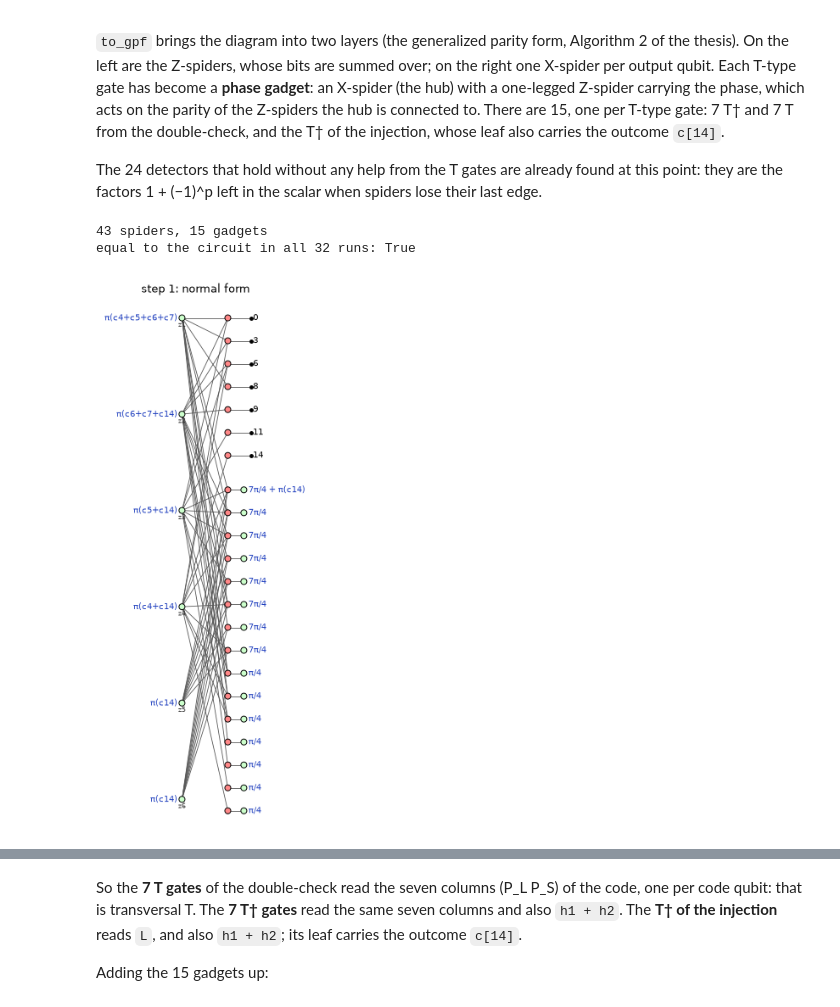
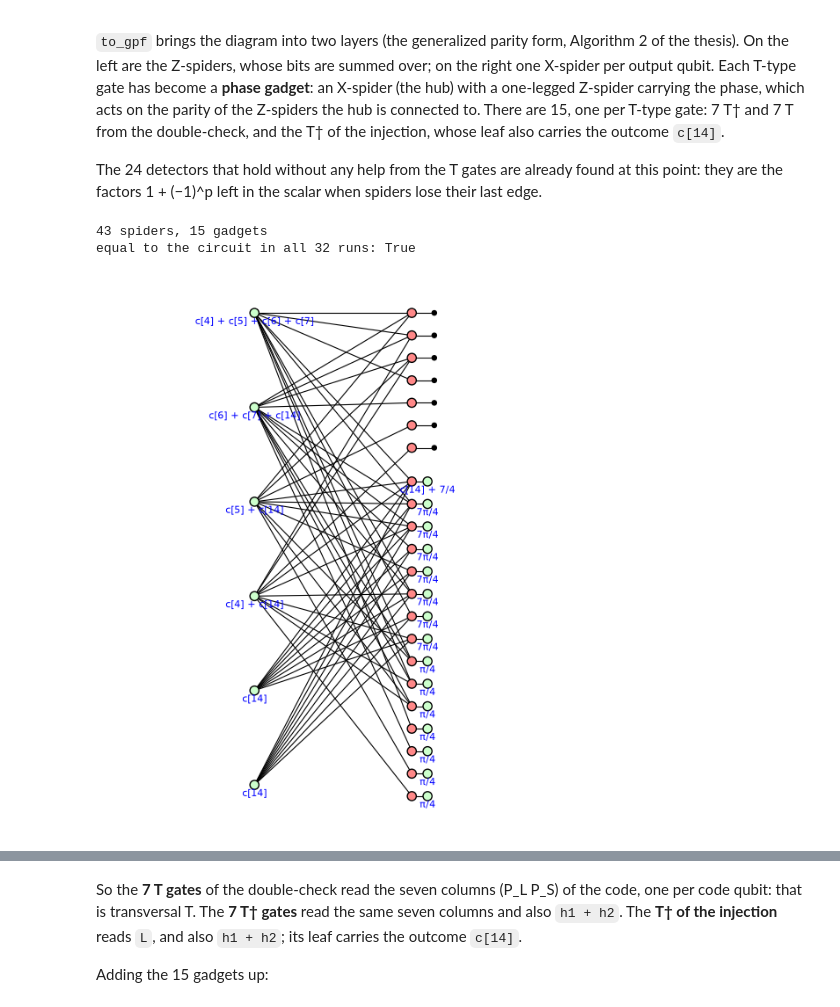
Before and after one commit to JennyLiu0716/SQZ, a Jupyter notebook: examples/Cultivation.ipynb, the cells around one changed output, grey strips where cells are left out. Saved outputs shown, nothing was run; the diff lists cells and outputs as text; code cells hidden in the pictures.

```diff
--- a/examples/Cultivation.ipynb
+++ b/examples/Cultivation.ipynb
@@ -242,21 +242,21 @@ Outcomes in the labels are written *modulo the detectors*, in the earliest outco
 # %%
 import pyzx as zx
+from IPython.display import display
 from pyzx.utils import VertexType
-from zxqec.gpf import to_gpf, boolean_variables, restore_boundary_hadamards, phase_polynomial
+from zxqec.gpf import (to_gpf, layout_gpf, boolean_variables, restore_boundary_hadamards, phase_polynomial,
+                       change_variables, consistent_assignments, equal_for_all_assignments, phases_modulo)
 from zxqec.spacetime.drawing import draw_program
-from zx_steps import draw_layers, encoder_form, encoded_state, allowed_runs, layer_rows, output_phases
 
 g = p.quantum_graph()                                  # the circuit as one ZX-diagram
 res = reduce_gpf(g)
 code = p.code_at(p.num_stages - 1).data()              # the [[7,1,3]] code of Part 1
 variables = sorted(set(boolean_variables(g)) | {str(v) for c in res.constraints for v in c.free_vars()})
-runs = allowed_runs(res.constraints, variables)
+runs = consistent_assignments(res.constraints, variables)
 print(len(variables), "Boolean variables;", len(runs), "runs allowed by the detectors")
 
 def same_as_circuit(h):
-    """Equal to the circuit diagram, up to a scalar, in every allowed run (tensor contraction)."""
-    return all(zx.compare_tensors(g.substitute_variables(a), h.substitute_variables(a), preserve_scalar=False)
-               for a in runs)
+    # equal to the circuit diagram, up to a scalar, in every allowed run (tensor contraction)
+    return equal_for_all_assignments(g, h, variables, res.constraints)
 
 def spiders(h):
     return sum(1 for v in h.vertices() if h.type(v) != VertexType.BOUNDARY)
@@ -280,13 +280,13 @@ draw_program(p, 0, figsize=(16, 6), show_time=False)
 The 24 detectors that hold without any help from the T gates are already found at this point: they are the factors 1 + (−1)^p left in the scalar when spiders lose their last edge.
 # %%
 d1 = to_gpf(g)
-ax, z1 = draw_layers(d1, title="step 1: normal form", constraints=res.constraints, qubit_names=list(code.qubits))
 print(f"{spiders(d1)} spiders, {sum(1 for v in d1.vertices() if is_leaf(d1, v))} gadgets")
 print("equal to the circuit in all", len(runs), "runs:", same_as_circuit(restore_boundary_hadamards(d1)))
+zx.draw_matplotlib(phases_modulo(d1, res.constraints), figsize=(7, 8))
 # %% [output]
 43 spiders, 15 gadgets
 equal to the circuit in all 32 runs: True
-[figure, old version]
+[figure, new version]
 # %% [markdown]
 ### Step 2. The 15 gadgets in the code's variables
 
```
Also changed, not shown: parts of 11 cells of this notebook, 11 other files.
